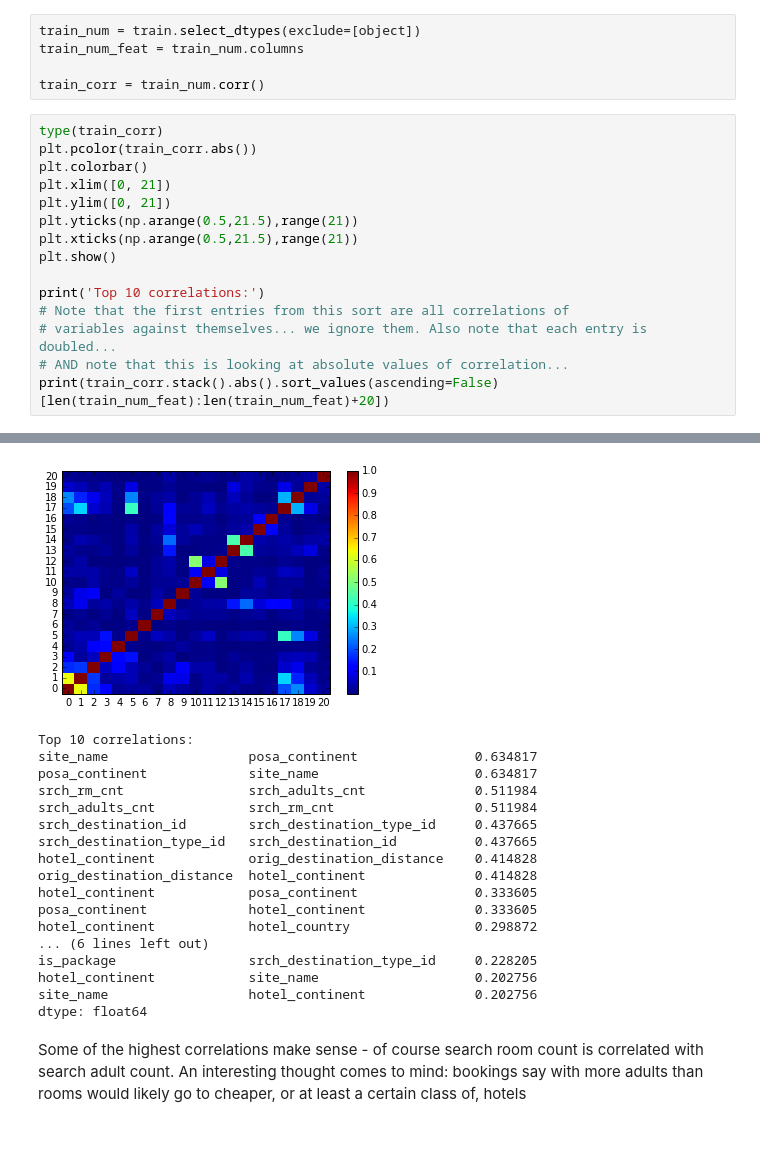
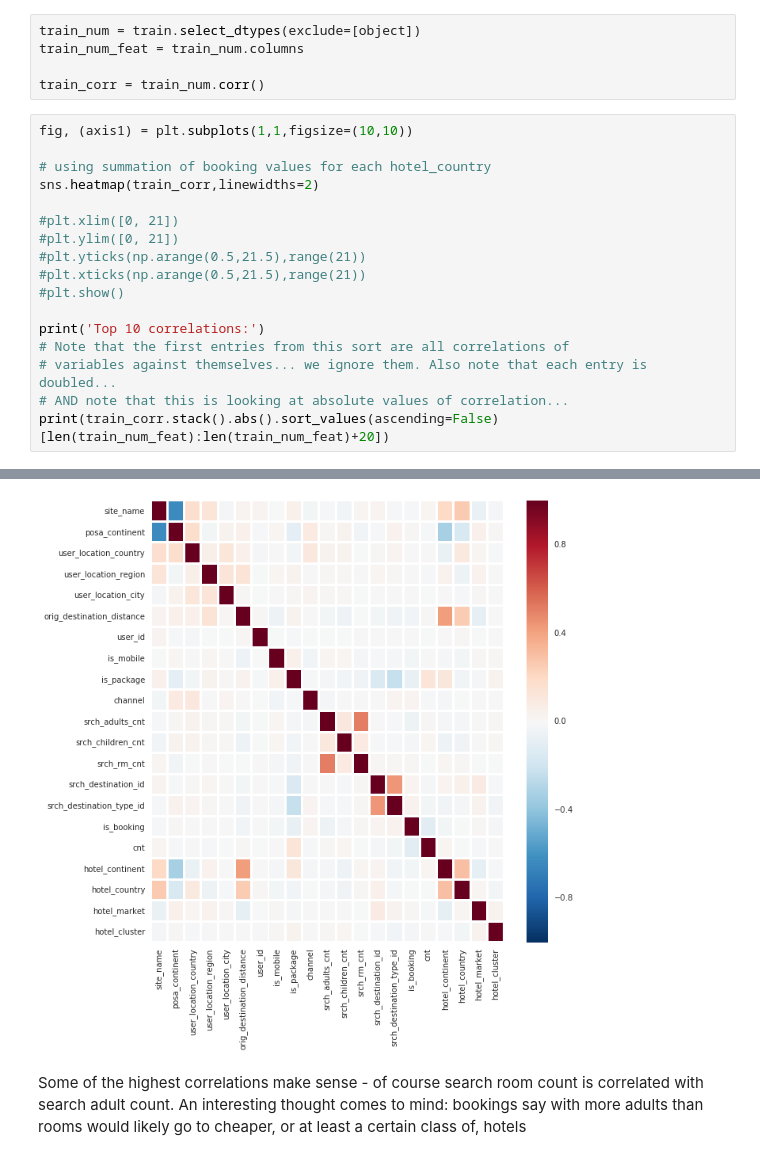
Before and after one commit to james-nichols/ml, a Jupyter notebook: expedia/data_exploration.ipynb, the cells around one changed output, grey strips where cells are left out. Drawn from its saved outputs; the diff is of its cells as text.

```diff
--- a/expedia/data_exploration.ipynb
+++ b/expedia/data_exploration.ipynb
@@ -49,14 +94,16 @@ train_num_feat = train_num.columns
 
 train_corr = train_num.corr()
 # %%
-type(train_corr)
-plt.pcolor(train_corr.abs())
-plt.colorbar()
-plt.xlim([0, 21])
-plt.ylim([0, 21])
-plt.yticks(np.arange(0.5,21.5),range(21))
-plt.xticks(np.arange(0.5,21.5),range(21))
-plt.show()
+fig, (axis1) = plt.subplots(1,1,figsize=(10,10))
+
+# using summation of booking values for each hotel_country
+sns.heatmap(train_corr,linewidths=2)
+
+#plt.xlim([0, 21])
+#plt.ylim([0, 21])
+#plt.yticks(np.arange(0.5,21.5),range(21))
+#plt.xticks(np.arange(0.5,21.5),range(21))
+#plt.show()
 
 print('Top 10 correlations:')
 # Note that the first entries from this sort are all correlations of
@@ -67,20 +131,3 @@ print(train_corr.stack().abs().sort_values(ascending=False)[len(train_num_feat):
-[figure, old version]
+[figure, new version]
-Top 10 correlations:
-site_name                  posa_continent               0.634817
-posa_continent             site_name                    0.634817
-srch_rm_cnt                srch_adults_cnt              0.511984
-srch_adults_cnt            srch_rm_cnt                  0.511984
-srch_destination_id        srch_destination_type_id     0.437665
-srch_destination_type_id   srch_destination_id          0.437665
-hotel_continent            orig_destination_distance    0.414828
-orig_destination_distance  hotel_continent              0.414828
-hotel_continent            posa_continent               0.333605
-posa_continent             hotel_continent              0.333605
-hotel_continent            hotel_country                0.298872
-... (6 lines left out)
-is_package                 srch_destination_type_id     0.228205
-hotel_continent            site_name                    0.202756
-site_name                  hotel_continent              0.202756
-dtype: float64
 # %% [markdown]
 Some of the highest correlations make sense - of course search room count is correlated with search adult count. An interesting thought comes to mind: bookings say with more adults than rooms would likely go to cheaper, or at least a certain class of, hotels
```
Also changed, not shown: parts of 5 cells of this notebook.
